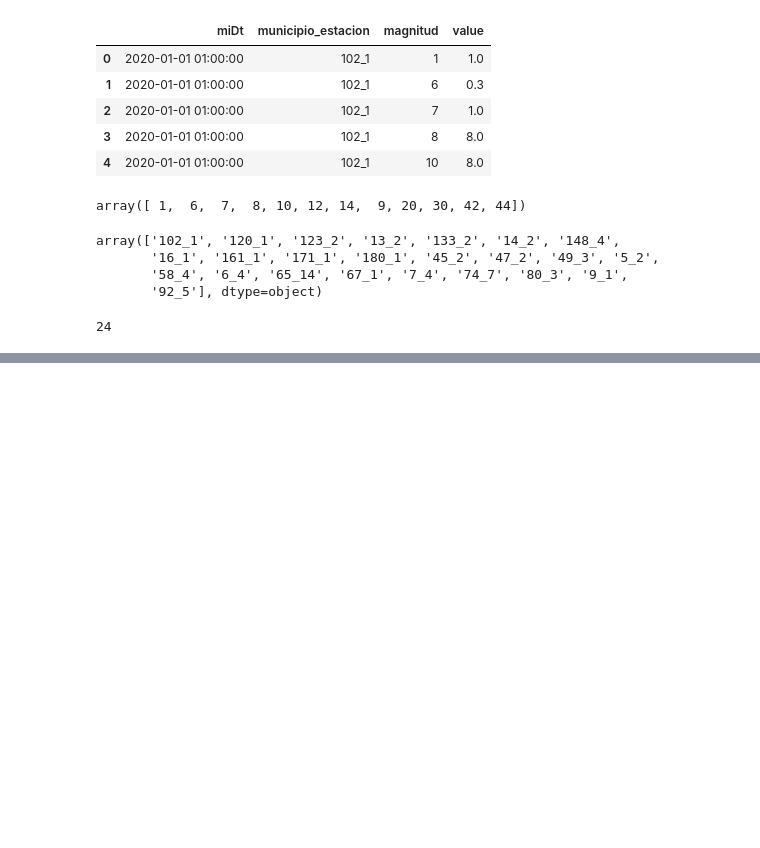
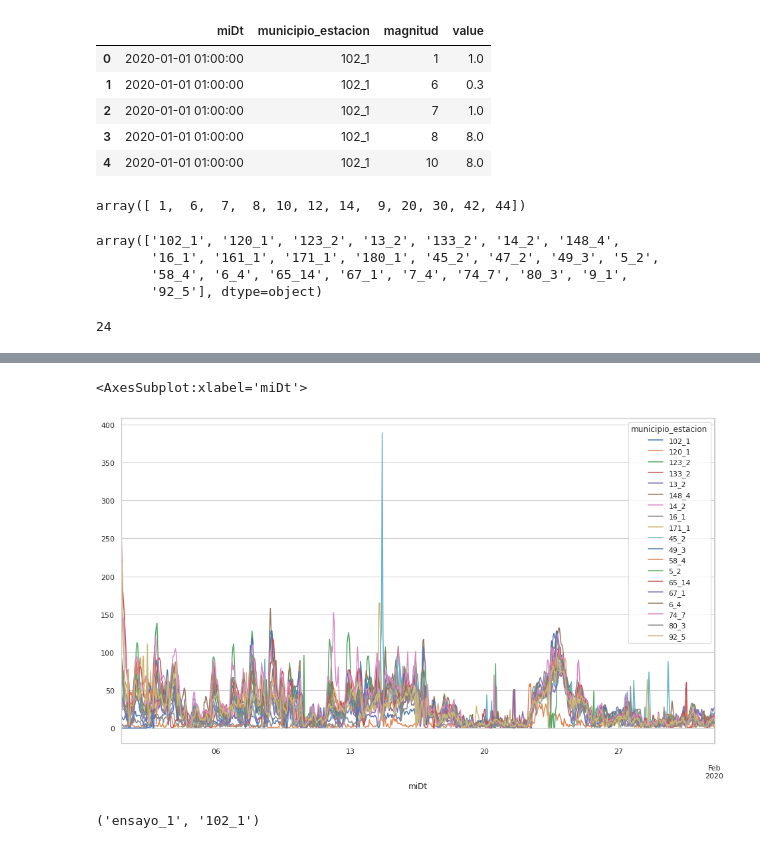
Before and after one commit to 4tolon/Aire_de_calidad, a Jupyter notebook: notebooks/Transformacion de csvs_3.ipynb, the cells around one changed output, grey strips where cells are left out. Saved outputs shown, nothing was run; the diff lists cells and outputs as text; code cells hidden in the pictures; blank space fills up the shorter version.

```diff
--- a/notebooks/Transformacion de csvs_3.ipynb
+++ b/notebooks/Transformacion de csvs_3.ipynb
@@ -474,0 +576,9 @@ f
+# %%
+df1['ensayo_10'].plot()
+# %% [output]
+<AxesSubplot:xlabel='miDt'>
+[figure, added]
+# %%
+df1.columns[]
+# %% [output]
+('ensayo_1', '102_1')
```
Also changed, not shown: parts of 49 cells of this notebook.
